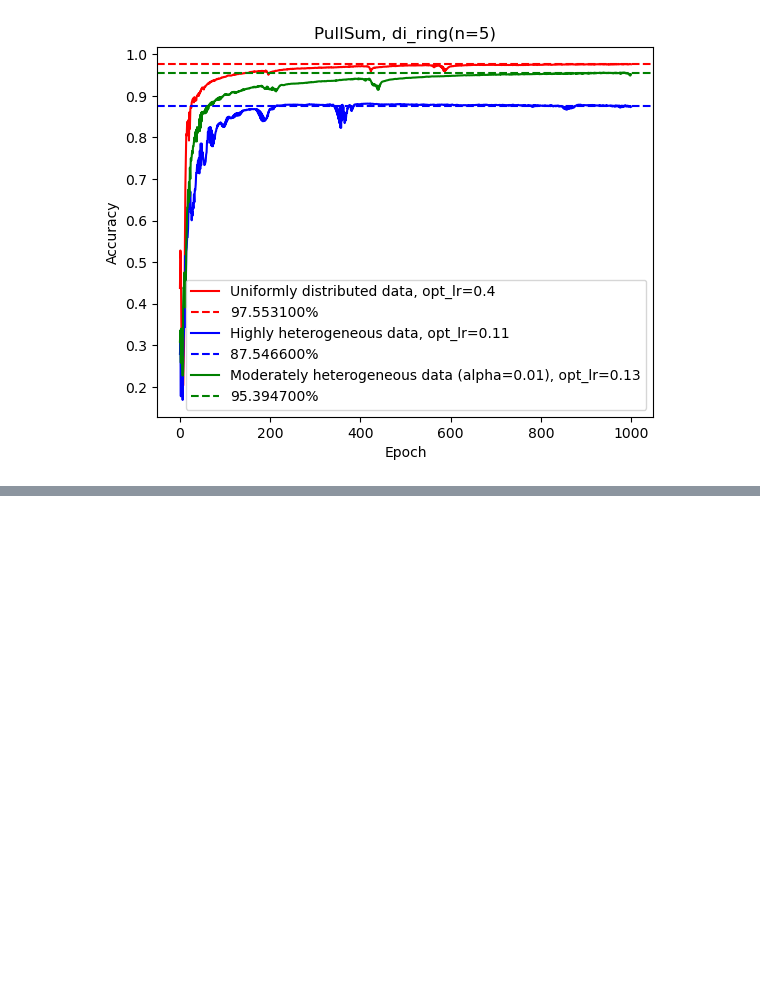
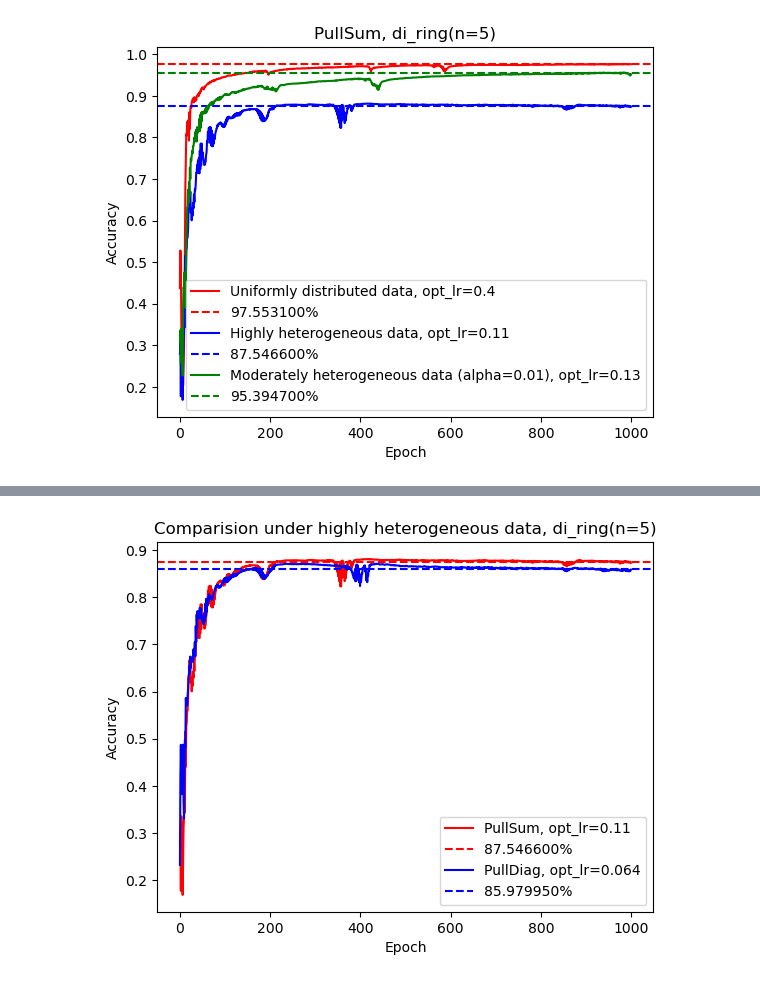
Before and after one commit to Luoxiaogan/PullSum_MNIST, a Jupyter notebook: code/神经网络实验/最终实验1.ipynb, the cells around one changed output, grey strips where cells are left out. Drawn from its saved outputs; the diff is of its cells as text; code cells hidden in the pictures; blank space fills up the shorter version.

```diff
--- a/code/神经网络实验/最终实验1.ipynb
+++ b/code/神经网络实验/最终实验1.ipynb
@@ -332,0 +389,14 @@ plt.show()
+# %%
+plt.plot(Sum_a1,color='r',label='PullSum, opt_lr=0.11')
+number=np.mean(Sum_a1[800:])
+plt.axhline(y=number, color='r', linestyle='--', label=f'{100*number:4f}%')
+plt.plot(Diag_a1,color='b',label='PullDiag, opt_lr=0.064')
+number=np.mean(Diag_a1[800:])
+plt.axhline(y=number, color='b', linestyle='--', label=f'{100*number:4f}%')
+plt.title("Comparision under highly heterogeneous data, di_ring(n=5)")
+plt.xlabel('Epoch')
+plt.ylabel('Accuracy')
+plt.legend()
+plt.show()
+# %% [output]
+[figure, added]
```
Also changed, not shown: parts of 7 cells of this notebook.
